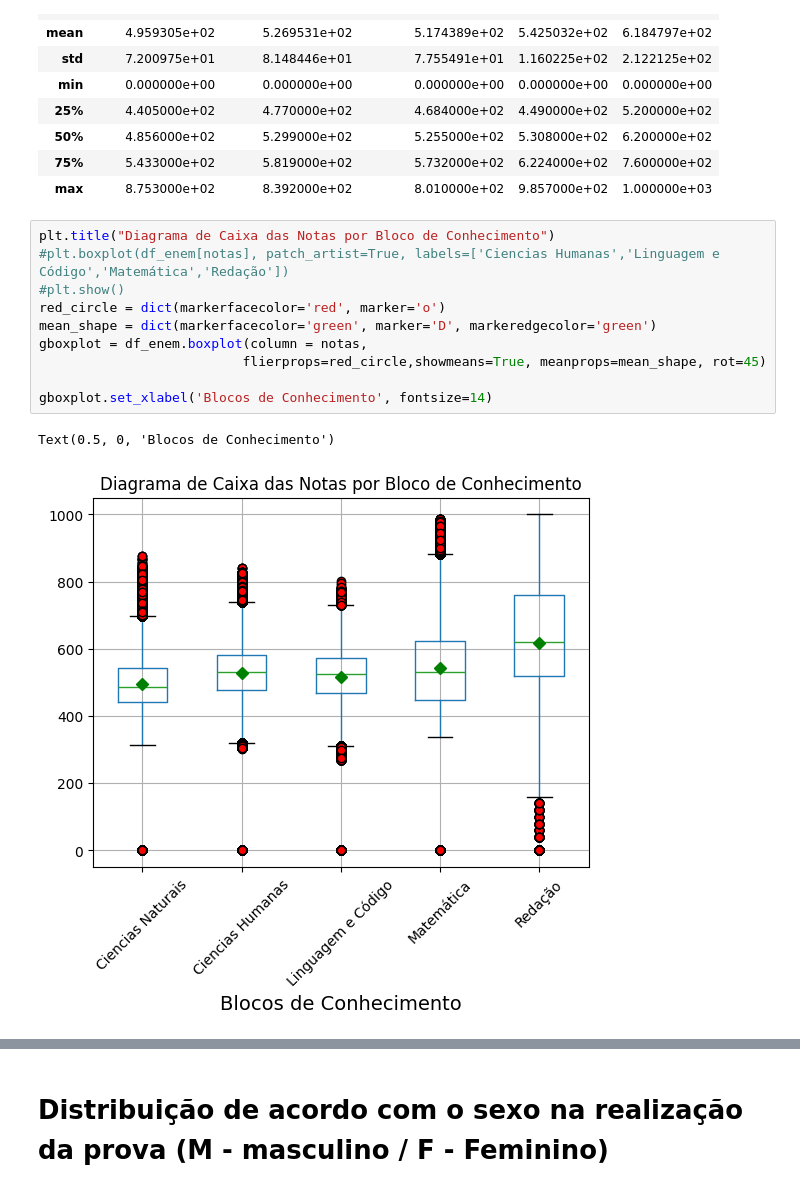
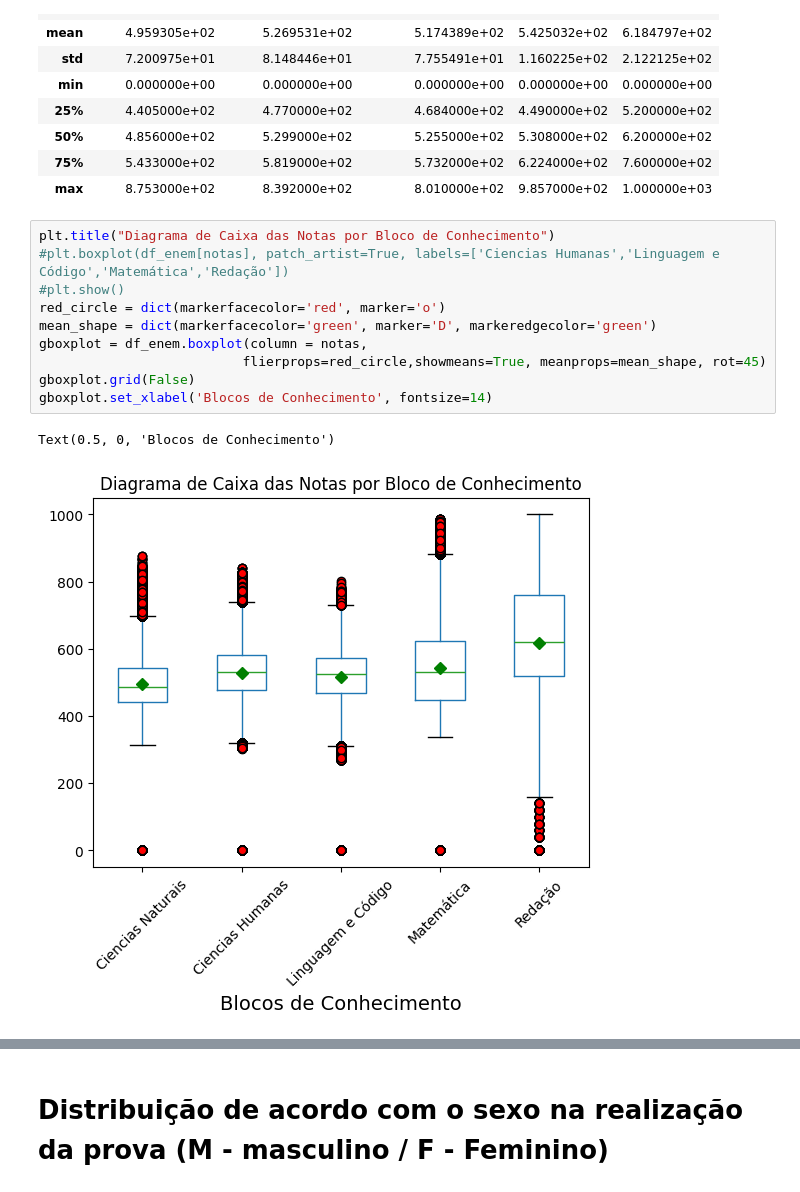
Before and after one commit to Grupo-B-Turma-2-Ada-VemSerTech/Projeto_Mod04_Ada_VemSerTech, a Jupyter notebook: Projeto.ipynb, the cells around one changed output, grey strips where cells are left out. Saved outputs shown, nothing was run; the diff lists cells and outputs as text.

```diff
--- a/Projeto.ipynb
+++ b/Projeto.ipynb
@@ -350,13 +313,13 @@ descritivo_notas
 # %%
 plt.title("Diagrama de Caixa das Notas por Bloco de Conhecimento")
 #plt.boxplot(df_enem[notas], patch_artist=True, labels=['Ciencias Humanas','Linguagem e Código','Matemática','Redação'])
 #plt.show()
 red_circle = dict(markerfacecolor='red', marker='o')
 mean_shape = dict(markerfacecolor='green', marker='D', markeredgecolor='green')
 gboxplot = df_enem.boxplot(column = notas,
                           flierprops=red_circle,showmeans=True, meanprops=mean_shape, rot=45)
-
+gboxplot.grid(False)
 gboxplot.set_xlabel('Blocos de Conhecimento', fontsize=14)
 # %% [output]
 Text(0.5, 0, 'Blocos de Conhecimento')
-[figure, old version]
+[figure, new version]
```
Also changed, not shown: parts of 17 cells of this notebook.
